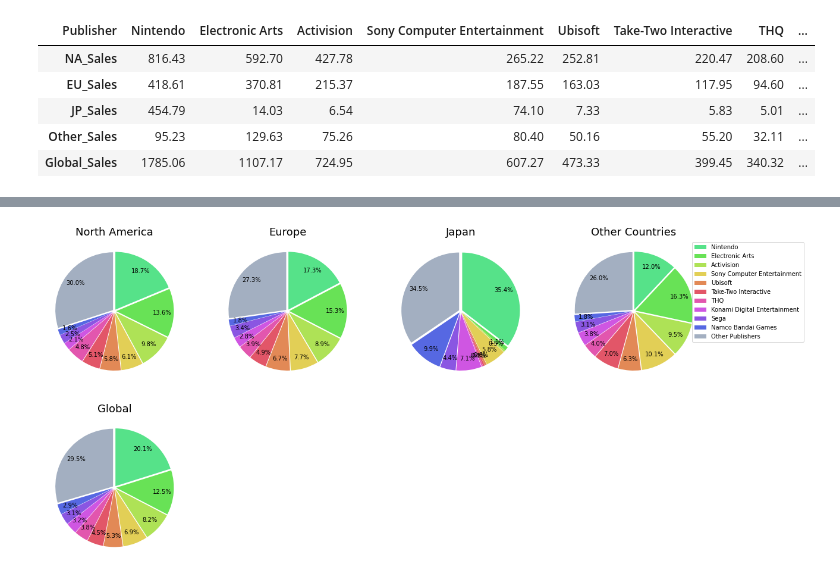
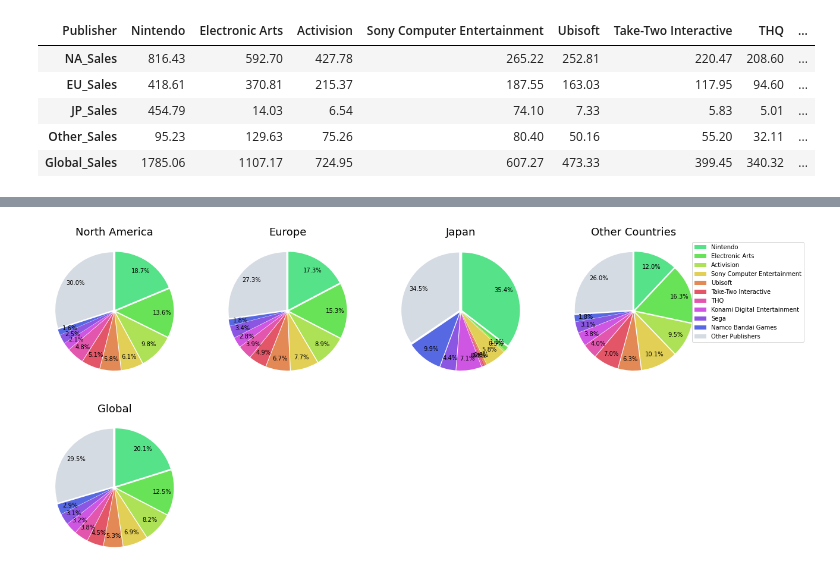
Before and after one commit to nan-park/section1_project, a Jupyter notebook: AI_section1_project.ipynb, the cells around one changed output, grey strips where cells are left out. Drawn from its saved outputs; the diff is of its cells as text; code cells hidden in the pictures.

```diff
--- a/AI_section1_project.ipynb
+++ b/AI_section1_project.ipynb
@@ -916,23 +1045,23 @@ publisher_ratio_clean
 # %%
 figure, axis = plt.subplots(2, 4, figsize=(20, 10))
 publisher_new_list = publisher_top10 + ['Other Publishers']
 explode = [0.03] * len(publisher_new_list)
-colors_top10_and_others = colors[:10] + ['#A3AFC1']
+colors_top10_and_others = colors[:10] + ['#D5DBE3']
 for i in range(len(sales_include_sum)):  # ['NA', 'EU', 'JP', 'Other', 'Global']
   axis[i//4, i%4].set_title(titles[i], fontsize=18)
   ratio_in_region = list(publisher_ratio_clean.loc[sales_include_sum[i]])
   # (체크) 크기 큰 순서대로 바꾸기
   # for i in range(len(ratio_in_region)):
   #   if ratio_in_region[i] > 10:
   #     explode[i] = 0.1
   axis[i//4, i%4].pie(ratio_in_region, autopct='%.1f%%', startangle=90, counterclock=False, pctdistance=0.8, colors=colors_top10_and_others, explode=explode)
   if i==3:
     axis[i//4, i%4].legend(publisher_new_list,loc='upper right', bbox_to_anchor=(1.7, 1, 0, 0))
 
 figure.delaxes(axis[1,1])
 figure.delaxes(axis[1,2])
 figure.delaxes(axis[1,3])
 
 plt.show()
 # %% [output]
-[figure, old version]
+[figure, new version]
```
Also changed, not shown: parts of 21 cells of this notebook.
